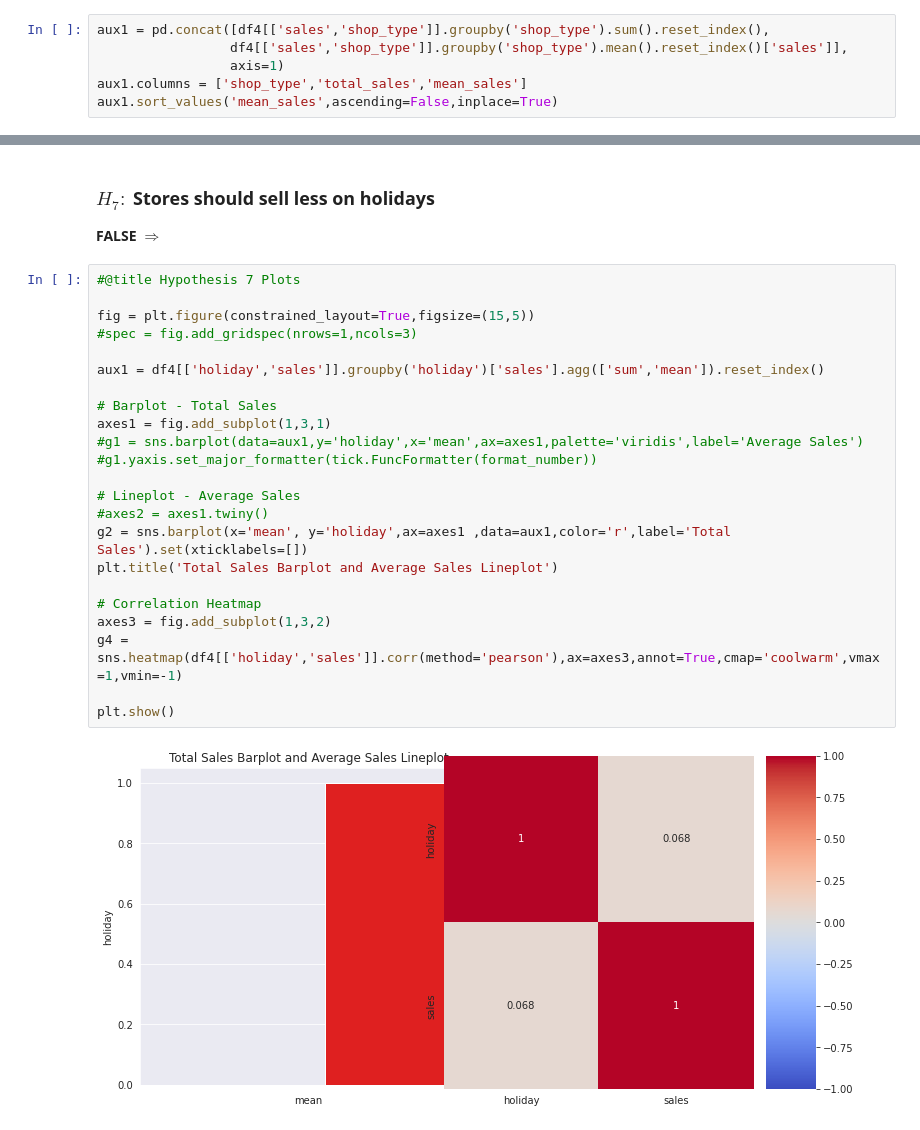
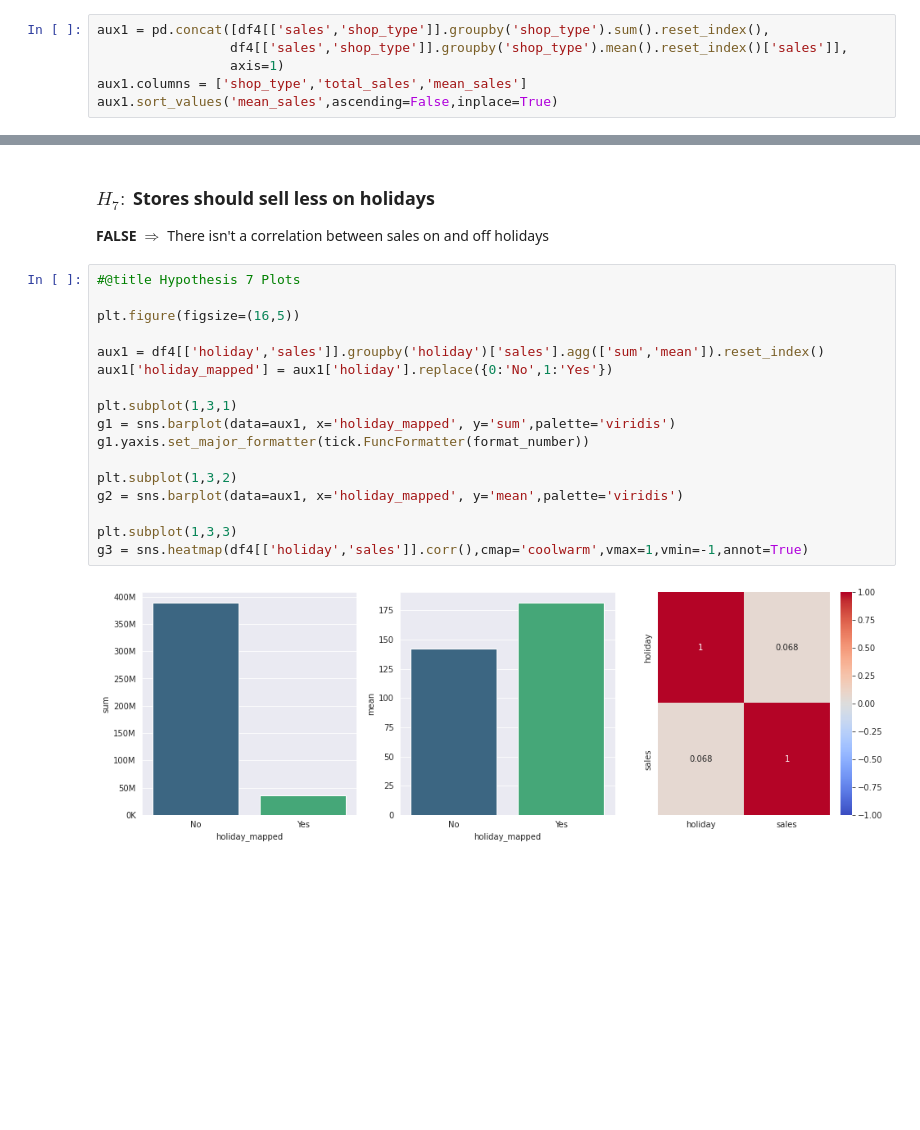
Before and after one commit to Matheus-Homem/future-sales-prediction, a Jupyter notebook: notebook/Russian_Weekly_Sales_Forecast.ipynb, the cells around one changed output, grey strips where cells are left out. Cells and saved outputs as stored; diff of their text form; blank space fills up the shorter version.

```diff
--- a/notebook/Russian_Weekly_Sales_Forecast.ipynb
+++ b/notebook/Russian_Weekly_Sales_Forecast.ipynb
@@ -693,29 +691,23 @@ plt.show()
 [figure]
 # %% [markdown]
 ### $H_{7}:$ Stores should sell less on holidays
-**FALSE** $\Rightarrow$
+**FALSE** $\Rightarrow$ There isn't a correlation between sales on and off holidays
 # %%
 #@title Hypothesis 7 Plots
 
-fig = plt.figure(constrained_layout=True,figsize=(15,5))
-#spec = fig.add_gridspec(nrows=1,ncols=3)
+plt.figure(figsize=(16,5))
 
 aux1 = df4[['holiday','sales']].groupby('holiday')['sales'].agg(['sum','mean']).reset_index()
+aux1['holiday_mapped'] = aux1['holiday'].replace({0:'No',1:'Yes'})
 
-# Barplot - Total Sales
-axes1 = fig.add_subplot(1,3,1)
-#g1 = sns.barplot(data=aux1,y='holiday',x='mean',ax=axes1,palette='viridis',label='Average Sales')
-#g1.yaxis.set_major_formatter(tick.FuncFormatter(format_number))
+plt.subplot(1,3,1)
+g1 = sns.barplot(data=aux1, x='holiday_mapped', y='sum',palette='viridis')
+g1.yaxis.set_major_formatter(tick.FuncFormatter(format_number))
 
-# Lineplot - Average Sales
-#axes2 = axes1.twiny()
-g2 = sns.barplot(x='mean', y='holiday',ax=axes1 ,data=aux1,color='r',label='Total Sales').set(xticklabels=[])
-plt.title('Total Sales Barplot and Average Sales Lineplot')
+plt.subplot(1,3,2)
+g2 = sns.barplot(data=aux1, x='holiday_mapped', y='mean',palette='viridis')
 
-# Correlation Heatmap
-axes3 = fig.add_subplot(1,3,2)
-g4 = sns.heatmap(df4[['holiday','sales']].corr(method='pearson'),ax=axes3,annot=True,cmap='coolwarm',vmax=1,vmin=-1)
-
-plt.show()
+plt.subplot(1,3,3)
+g3 = sns.heatmap(df4[['holiday','sales']].corr(),cmap='coolwarm',vmax=1,vmin=-1,annot=True)
 # %% [output]
-[figure, old version]
+[figure, new version]
```
Also changed, not shown: parts of 7 cells of this notebook.
